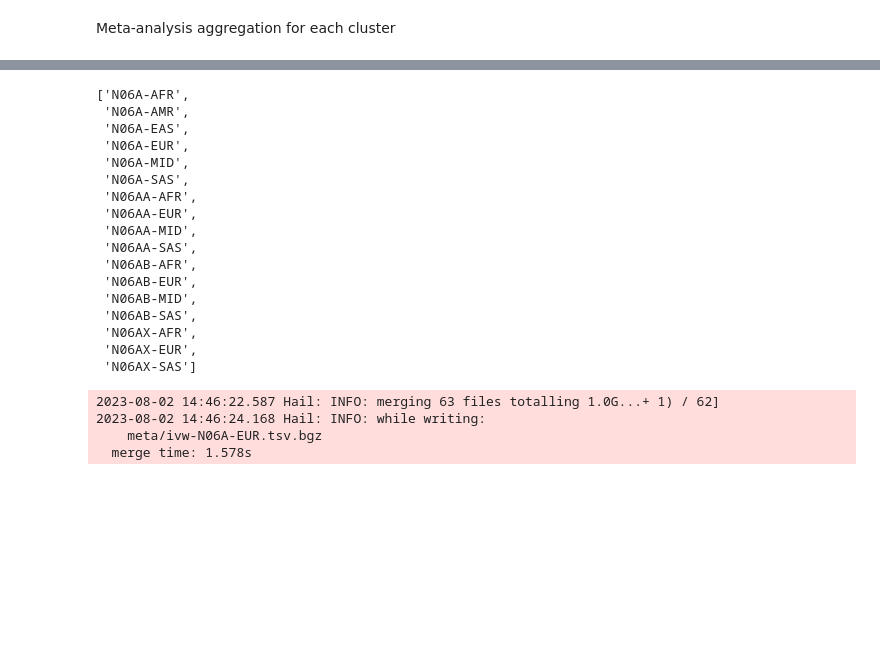
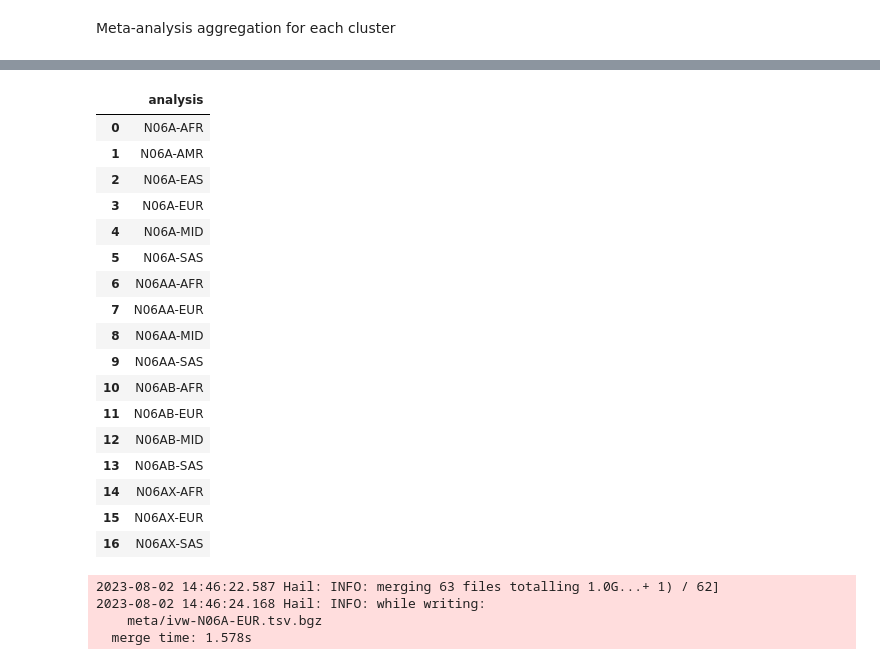
Before and after one commit to ccbs-stradl/antidep-gwas, a Jupyter notebook: meta.ipynb, the cells around one changed output, grey strips where cells are left out. Drawn from its saved outputs; the diff is of its cells as text; code cells hidden in the pictures; blank space fills up the shorter version.

```diff
--- a/meta.ipynb
+++ b/meta.ipynb
@@ -126,26 +130,28 @@ ma.ES.show()
 | chr1:13289 | ["C","CCT"] | NA | NA | NA |
 showing top 10 rows
 showing the first 3 of 17 columns
-# %%
-ma.analysis.collect()
-# %% [output]
-['N06A-AFR',
- 'N06A-AMR',
- 'N06A-EAS',
- 'N06A-EUR',
- 'N06A-MID',
- 'N06A-SAS',
- 'N06AA-AFR',
- 'N06AA-EUR',
- 'N06AA-MID',
- 'N06AA-SAS',
- 'N06AB-AFR',
- 'N06AB-EUR',
- 'N06AB-MID',
- 'N06AB-SAS',
- 'N06AX-AFR',
- 'N06AX-EUR',
- 'N06AX-SAS']
+# %%
+analyses = pd.DataFrame({"analysis": ma.analysis.collect()})
+analyses
+# %% [output]
+|  | analysis |
+| 0 | N06A-AFR |
+| 1 | N06A-AMR |
+| 2 | N06A-EAS |
+| 3 | N06A-EUR |
+| 4 | N06A-MID |
+| 5 | N06A-SAS |
+| 6 | N06AA-AFR |
+| 7 | N06AA-EUR |
+| 8 | N06AA-MID |
+| 9 | N06AA-SAS |
+| 10 | N06AB-AFR |
+| 11 | N06AB-EUR |
+| 12 | N06AB-MID |
+| 13 | N06AB-SAS |
+| 14 | N06AX-AFR |
+| 15 | N06AX-EUR |
+| 16 | N06AX-SAS |
 # %%
 ma.filter_cols(ma.analysis == "N06A-EUR").make_table().flatten().export("meta/ivw-N06A-EUR.tsv.bgz")
 # %% [output]
```
Also changed, not shown: parts of 2 cells of this notebook.
